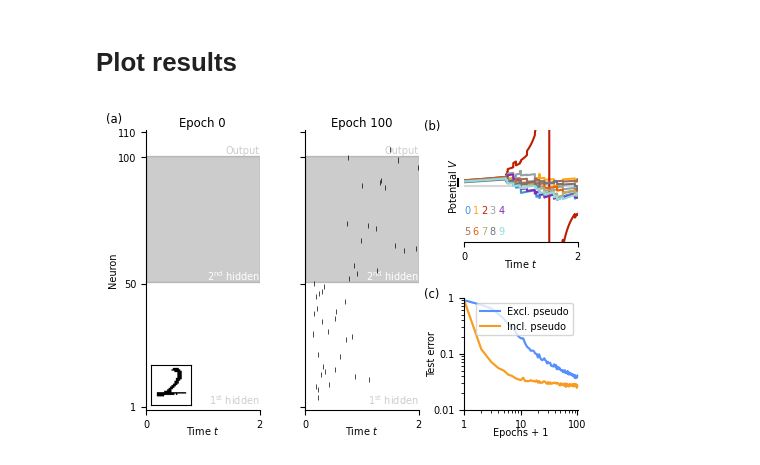
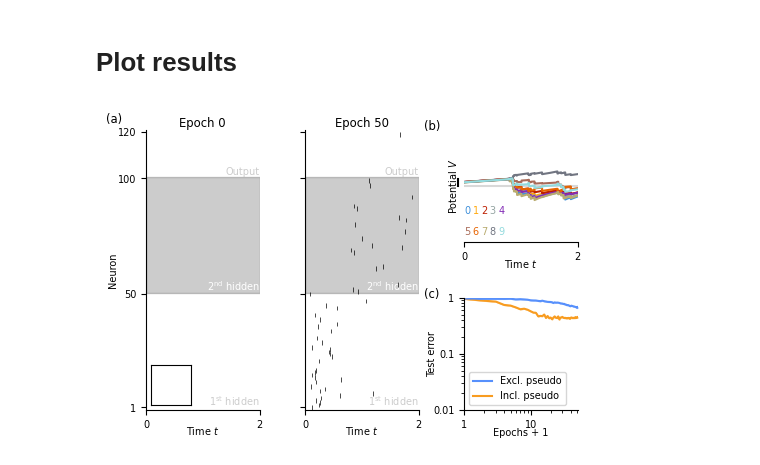
Before and after one commit to carlowenig/spikegd-carlo, a Jupyter notebook: experiments/heidelberg/heidelberg.ipynb, the cells around one changed output. Drawn from its saved outputs; the diff is of its cells as text; code cells hidden in the pictures.

```diff
--- a/experiments/heidelberg/heidelberg.ipynb
+++ b/experiments/heidelberg/heidelberg.ipynb
@@ -28,11 +28,11 @@ config_theta = {
     "I0": 5 / 4,
     "eps": 1e-6,
     # Network
-    "Nin": 7000, # must be N * Nt, where N is the number of neurons in the SHD dataset (700)
-    "Nin_virtual": 1,  # #Virtual input neurons = #Pixel value bins - 1
+    # "Nin": 7000, # must be N * Nt, where N is the number of neurons in the SHD dataset (700)
+    "Nin_virtual": 10,  # #Virtual input neurons = N_bin - 1
     "Nhidden": 50,
     "Nlayer": 3,  # Number of layers
-    "Nout": 10,
+    "Nout": 20,
     "w_scale": 0.5,  # Scaling factor of initial weights
     # Trial
     "T": 2.0,
@@ -45,13 +45,14 @@ config_theta = {
     "tau_lr": 1e2,
     "beta1": 0.9,
     "beta2": 0.999,
-    "p_flip": 0.02,
-    "Nepochs": 10,
+    "p_flip": 0.0,
+    "Nepochs": 50,
     "Ntrain": None, # Number of training samples
 
     # SHD Quantization
     "Nt": 10,
 }
+config_theta["Nin"] = 700 * config_theta["Nt"]
 
 
 def run_theta(config: dict) -> dict:
@@ -166,32 +192,32 @@ gs = gridspec.GridSpec(
 #### Spike plot before learning
 ax = fig.add_subplot(gs[:, 0])
 plot_spikes(ax, example_init, config_theta)
 ax.set_title("Epoch 0", pad=-1)
 axins = inset_axes(ax, width=0.4, height=0.4, loc="lower left")
-axins.imshow(example_init["input"].reshape(28, 28), cmap="gray")
+# axins.imshow(example_init["input"].reshape(28, 28), cmap="gray")
 axins.set_xticks([])
 axins.set_yticks([])
 axins.spines["top"].set_visible(True)
 axins.spines["right"].set_visible(True)
 panel_label(fig, ax, "(a)", x=-0.4, y=0.07)
 
 #### Spike plot after learning
 ax = fig.add_subplot(gs[:, 1])
 plot_spikes(ax, example_end, config_theta)
 ax.set_title(f"Epoch {config_theta['Nepochs']}", pad=-1)
 ax.tick_params(labelleft=False)
 ax.set_ylabel("")
 
 ### Trace output
 ax = fig.add_subplot(gs[0, 2])
 plot_traces(ax, example_end, config_theta)
 panel_label(fig, ax, "(b)", x=-0.4, y=0.0)
 
 ### Accuracy plot
 ax = fig.add_subplot(gs[1, 2])
 plot_error(ax, metrics, config_theta)
 panel_label(fig, ax, "(c)", x=-0.4, y=0.0)
 
 plt.show()
 # %% [output]
-[figure, old version]
+[figure, new version]
```
Also changed, not shown: parts of 6 cells of this notebook, 2 other files.
